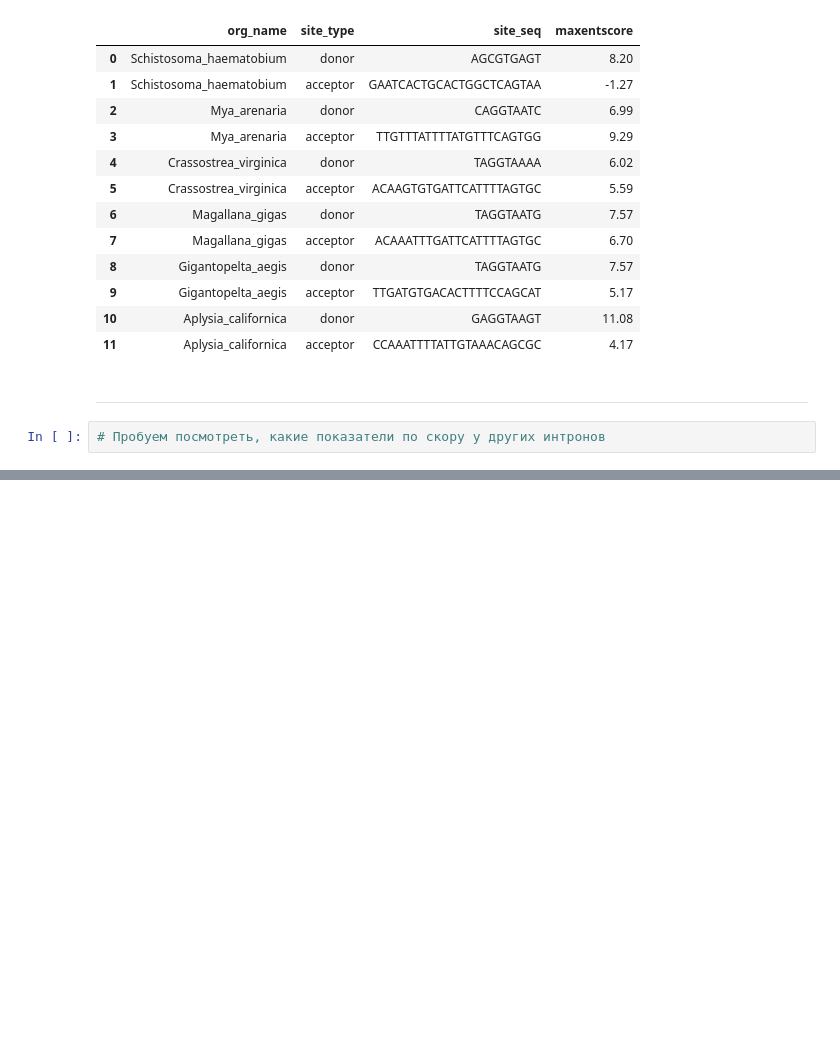
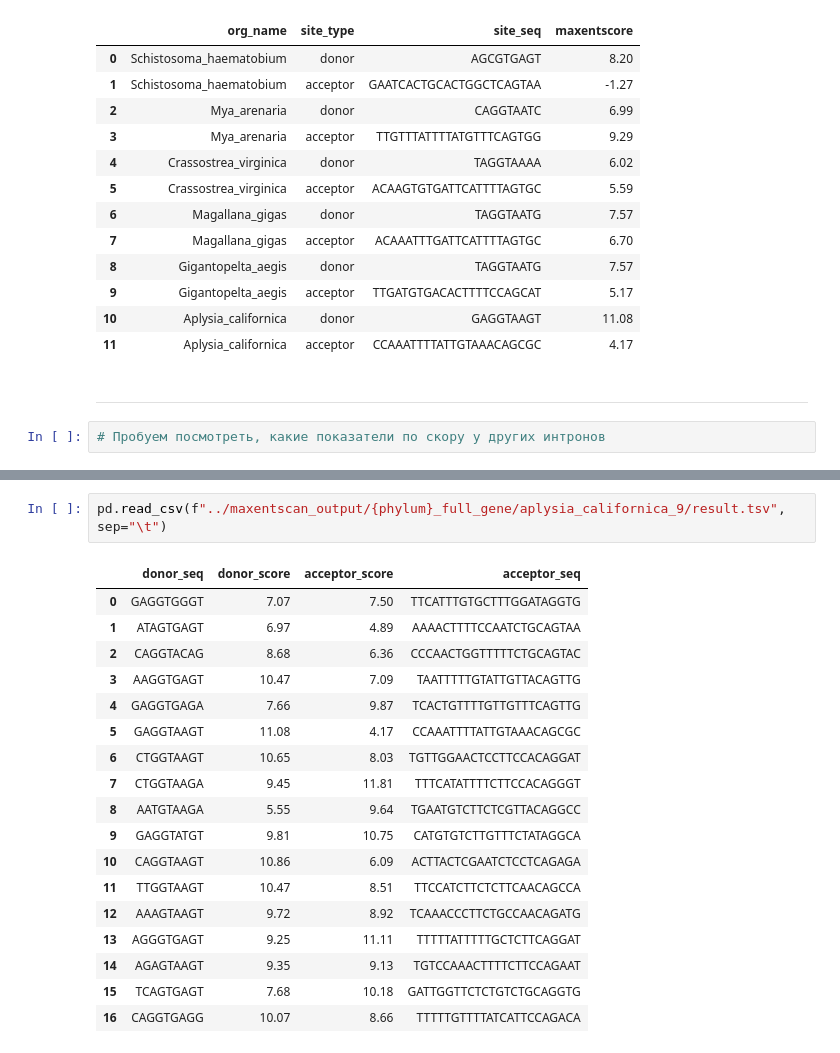
Before and after one commit to ArtemVaska/Diploma, a Jupyter notebook: Scripts/MaxEntScan_protostomia.ipynb, the cells around one changed output, grey strips where cells are left out. Drawn from its saved outputs; the diff is of its cells as text; blank space fills up the shorter version.

```diff
--- a/Scripts/MaxEntScan_protostomia.ipynb
+++ b/Scripts/MaxEntScan_protostomia.ipynb
@@ -84,0 +312,21 @@ df_caenorhabditis_elegans
+# %%
+pd.read_csv(f"../maxentscan_output/{phylum}_full_gene/aplysia_californica_9/result.tsv", sep="\t")
+# %% [output]
+|  | donor_seq | donor_score | acceptor_score | acceptor_seq |
+| 0 | GAGGTGGGT | 7.07 | 7.50 | TTCATTTGTGCTTTGGATAGGTG |
+| 1 | ATAGTGAGT | 6.97 | 4.89 | AAAACTTTTCCAATCTGCAGTAA |
+| 2 | CAGGTACAG | 8.68 | 6.36 | CCCAACTGGTTTTTCTGCAGTAC |
+| 3 | AAGGTGAGT | 10.47 | 7.09 | TAATTTTTGTATTGTTACAGTTG |
+| 4 | GAGGTGAGA | 7.66 | 9.87 | TCACTGTTTTGTTGTTTCAGTTG |
+| 5 | GAGGTAAGT | 11.08 | 4.17 | CCAAATTTTATTGTAAACAGCGC |
+| 6 | CTGGTAAGT | 10.65 | 8.03 | TGTTGGAACTCCTTCCACAGGAT |
+| 7 | CTGGTAAGA | 9.45 | 11.81 | TTTCATATTTTCTTCCACAGGGT |
+| 8 | AATGTAAGA | 5.55 | 9.64 | TGAATGTCTTCTCGTTACAGGCC |
+| 9 | GAGGTATGT | 9.81 | 10.75 | CATGTGTCTTGTTTCTATAGGCA |
+| 10 | CAGGTAAGT | 10.86 | 6.09 | ACTTACTCGAATCTCCTCAGAGA |
+| 11 | TTGGTAAGT | 10.47 | 8.51 | TTCCATCTTCTCTTCAACAGCCA |
+| 12 | AAAGTAAGT | 9.72 | 8.92 | TCAAACCCTTCTGCCAACAGATG |
+| 13 | AGGGTGAGT | 9.25 | 11.11 | TTTTTATTTTTGCTCTTCAGGAT |
+| 14 | AGAGTAAGT | 9.35 | 9.13 | TGTCCAAACTTTTCTTCCAGAAT |
+| 15 | TCAGTGAGT | 7.68 | 10.18 | GATTGGTTCTCTGTCTGCAGGTG |
+| 16 | CAGGTGAGG | 10.07 | 8.66 | TTTTTGTTTTATCATTCCAGACA |
```
Also changed, not shown: parts of 22 cells of this notebook.
